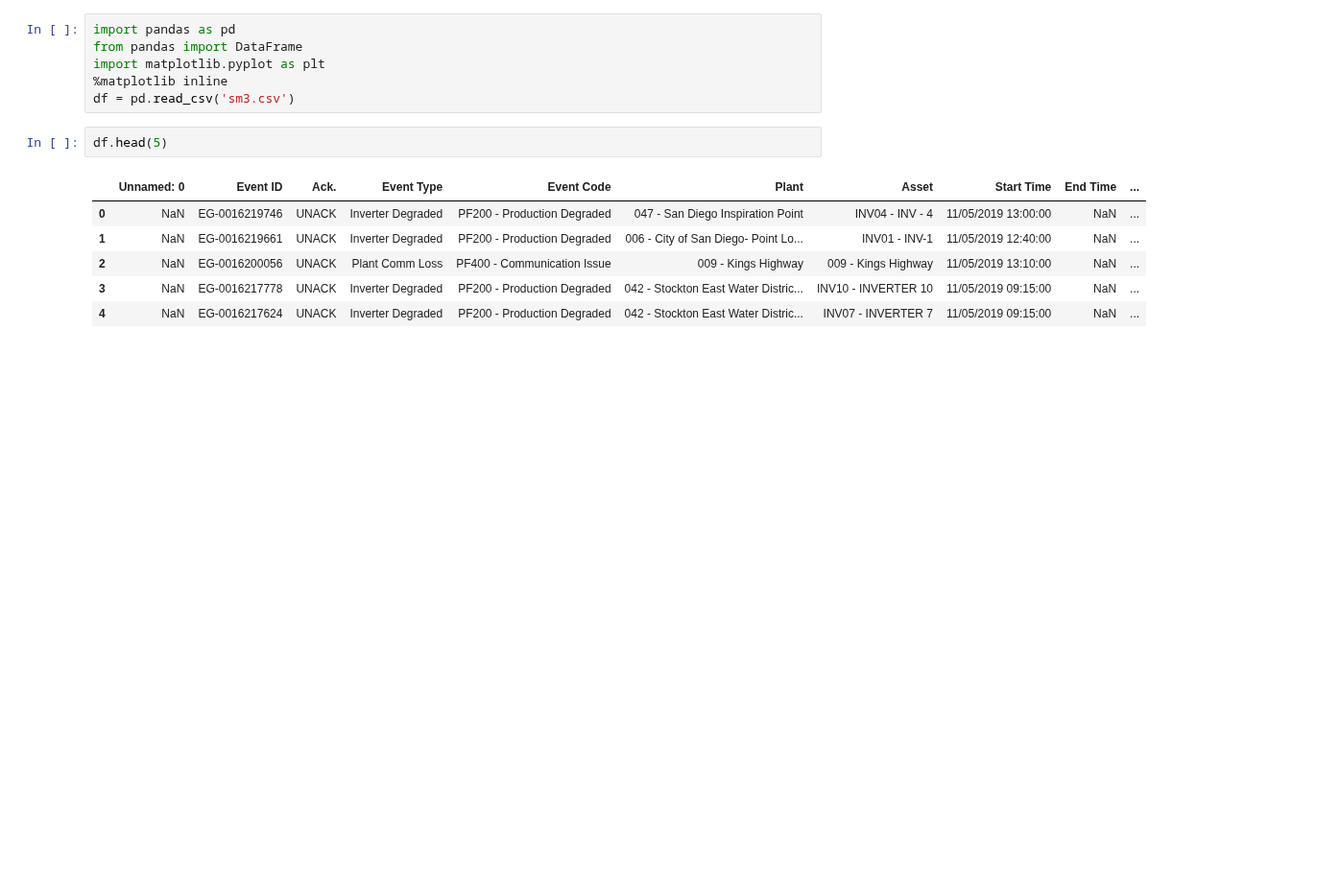
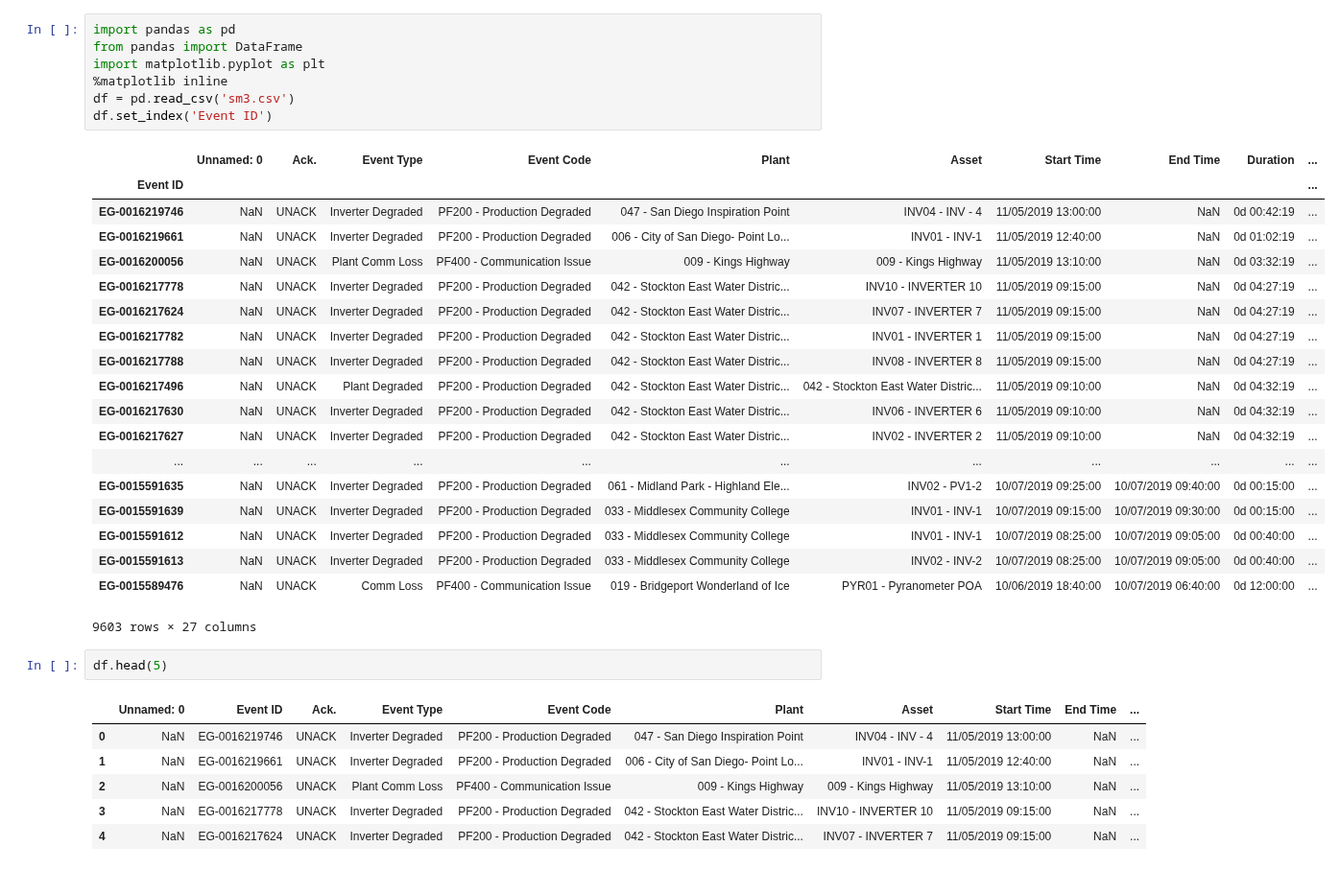
Before and after one commit to tahentx/pv_workbook, a Jupyter notebook: eda/sm3.ipynb, the cells around one changed output. Shown at 96% size. Cells and saved outputs as stored; diff of their text form; blank space fills up the shorter version.

```diff
--- a/eda/sm3.ipynb
+++ b/eda/sm3.ipynb
@@ -1,9 +1,30 @@
 # %%
 import pandas as pd
 from pandas import DataFrame
 import matplotlib.pyplot as plt
 %matplotlib inline
 df = pd.read_csv('sm3.csv')
+df.set_index('Event ID')
+# %% [output]
+|  | Unnamed: 0 | Ack. | Event Type | Event Code | Plant | Asset | Start Time | End Time | Duration | ... |
+| Event ID |  |  |  |  |  |  |  |  |  | ... |
+| EG-0016219746 | NaN | UNACK | Inverter Degraded | PF200 - Production Degraded | 047 - San Diego Inspiration Point | INV04 - INV - 4 | 11/05/2019 13:00:00 | NaN | 0d 00:42:19 | ... |
+| EG-0016219661 | NaN | UNACK | Inverter Degraded | PF200 - Production Degraded | 006 - City of San Diego- Point Lo... | INV01 - INV-1 | 11/05/2019 12:40:00 | NaN | 0d 01:02:19 | ... |
+| EG-0016200056 | NaN | UNACK | Plant Comm Loss | PF400 - Communication Issue | 009 - Kings Highway | 009 - Kings Highway | 11/05/2019 13:10:00 | NaN | 0d 03:32:19 | ... |
+| EG-0016217778 | NaN | UNACK | Inverter Degraded | PF200 - Production Degraded | 042 - Stockton East Water Distric... | INV10 - INVERTER 10 | 11/05/2019 09:15:00 | NaN | 0d 04:27:19 | ... |
+| EG-0016217624 | NaN | UNACK | Inverter Degraded | PF200 - Production Degraded | 042 - Stockton East Water Distric... | INV07 - INVERTER 7 | 11/05/2019 09:15:00 | NaN | 0d 04:27:19 | ... |
+| EG-0016217782 | NaN | UNACK | Inverter Degraded | PF200 - Production Degraded | 042 - Stockton East Water Distric... | INV01 - INVERTER 1 | 11/05/2019 09:15:00 | NaN | 0d 04:27:19 | ... |
+| EG-0016217788 | NaN | UNACK | Inverter Degraded | PF200 - Production Degraded | 042 - Stockton East Water Distric... | INV08 - INVERTER 8 | 11/05/2019 09:15:00 | NaN | 0d 04:27:19 | ... |
+| EG-0016217496 | NaN | UNACK | Plant Degraded | PF200 - Production Degraded | 042 - Stockton East Water Distric... | 042 - Stockton East Water Distric... | 11/05/2019 09:10:00 | NaN | 0d 04:32:19 | ... |
+| EG-0016217630 | NaN | UNACK | Inverter Degraded | PF200 - Production Degraded | 042 - Stockton East Water Distric... | INV06 - INVERTER 6 | 11/05/2019 09:10:00 | NaN | 0d 04:32:19 | ... |
+| EG-0016217627 | NaN | UNACK | Inverter Degraded | PF200 - Production Degraded | 042 - Stockton East Water Distric... | INV02 - INVERTER 2 | 11/05/2019 09:10:00 | NaN | 0d 04:32:19 | ... |
+| ... | ... | ... | ... | ... | ... | ... | ... | ... | ... | ... |
+| EG-0015591635 | NaN | UNACK | Inverter Degraded | PF200 - Production Degraded | 061 - Midland Park - Highland Ele... | INV02 - PV1-2 | 10/07/2019 09:25:00 | 10/07/2019 09:40:00 | 0d 00:15:00 | ... |
+| EG-0015591639 | NaN | UNACK | Inverter Degraded | PF200 - Production Degraded | 033 - Middlesex Community College | INV01 - INV-1 | 10/07/2019 09:15:00 | 10/07/2019 09:30:00 | 0d 00:15:00 | ... |
+| EG-0015591612 | NaN | UNACK | Inverter Degraded | PF200 - Production Degraded | 033 - Middlesex Community College | INV01 - INV-1 | 10/07/2019 08:25:00 | 10/07/2019 09:05:00 | 0d 00:40:00 | ... |
+| EG-0015591613 | NaN | UNACK | Inverter Degraded | PF200 - Production Degraded | 033 - Middlesex Community College | INV02 - INV-2 | 10/07/2019 08:25:00 | 10/07/2019 09:05:00 | 0d 00:40:00 | ... |
+| EG-0015589476 | NaN | UNACK | Comm Loss | PF400 - Communication Issue | 019 - Bridgeport Wonderland of Ice | PYR01 - Pyranometer POA | 10/06/2019 18:40:00 | 10/07/2019 06:40:00 | 0d 12:00:00 | ... |
+9603 rows × 27 columns
 # %%
 df.head(5)
 # %% [output]
```
Also changed, not shown: parts of 3 cells of this notebook.
